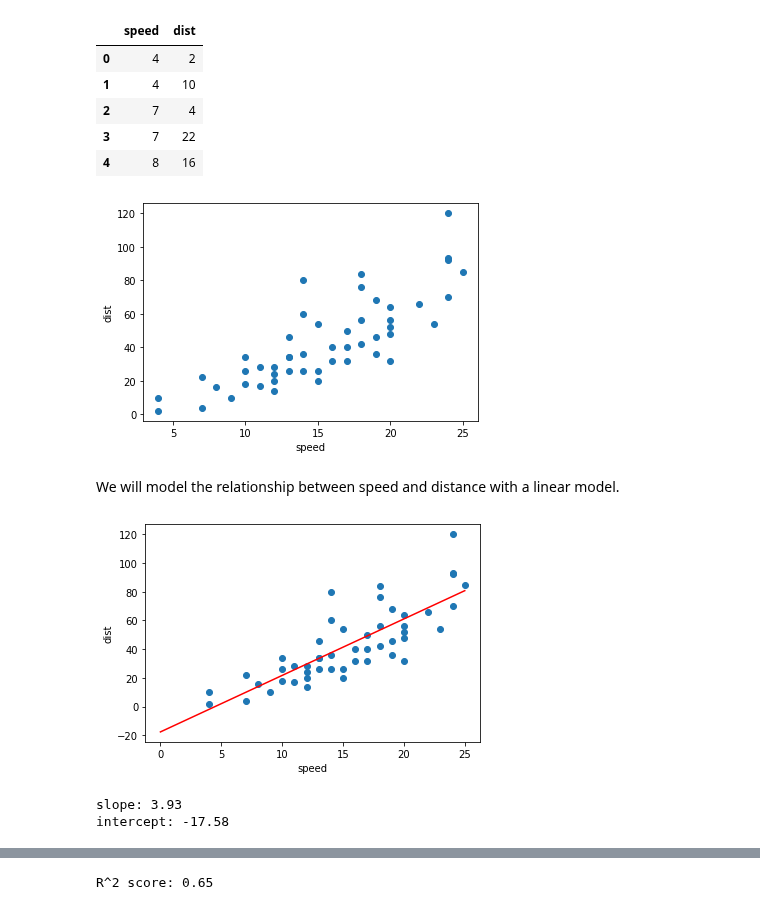
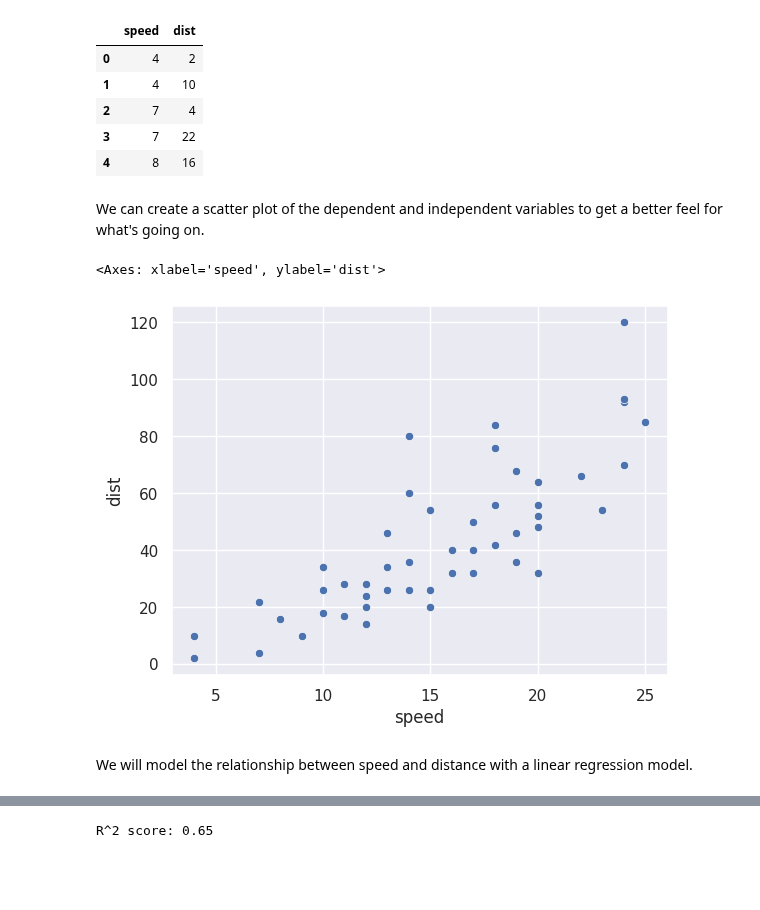
Before and after one commit to IndraniMandal/CSC310-S20, a Jupyter notebook: 10_models.ipynb, the cells around one changed output, grey strips where cells are left out. Drawn from its saved outputs; the diff is of its cells as text; code cells hidden in the pictures; blank space fills up the shorter version.

```diff
--- a/10_models.ipynb
+++ b/10_models.ipynb
@@ -210,36 +263,15 @@ cars_df.head()
 | 2 | 7 | 4 |
 | 3 | 7 | 22 |
 | 4 | 8 | 16 |
-# %%
-plt.scatter(cars_df['speed'],cars_df['dist'])
-plt.xlabel('speed')
-plt.ylabel('dist')
-plt.show()
-# %% [output]
-[figure, removed]
+# %% [markdown]
+We can create a scatter plot of the dependent and independent variables to get a better feel for what's going on.
+# %%
+sns.scatterplot(cars_df,
+                x='speed',
+                y='dist')
+# %% [output]
+<Axes: xlabel='speed', ylabel='dist'>
+[figure, added]
 # %% [markdown]
-We will model the relationship between speed and distance with a linear model.
+We will model the relationship between speed and
+distance with a linear regression model.
-# %%
-# pick model
-from sklearn.linear_model import LinearRegression
-model = LinearRegression(fit_intercept=True)
-model.fit(cars_df[['speed']].values,cars_df[['dist']])
-
-# plot the model ontop of the data
-# plot the data
-plt.scatter(cars_df['speed'],cars_df['dist'])
-plt.xlabel('speed')
-plt.ylabel('dist')
-# plot the model
-x_ticks = [0,25]
-y_ticks = [model.coef_[0] * i + model.intercept_ for i in x_ticks]
-plt.plot(x_ticks,y_ticks,"r-")
-plt.show()
-
-# look at the model parameters
-print("slope: {:3.2f}".format(model.coef_[0][0]))
-print("intercept: {:3.2f}".format(model.intercept_[0]))
-# %% [output]
-[figure, removed]
-slope: 3.93
-intercept: -17.58
```
Also changed, not shown: parts of 48 cells of this notebook.
